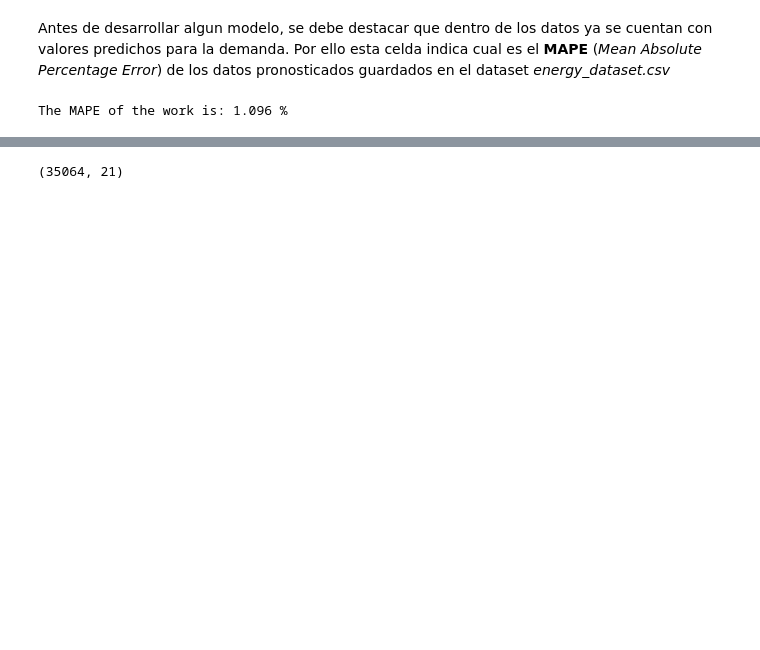
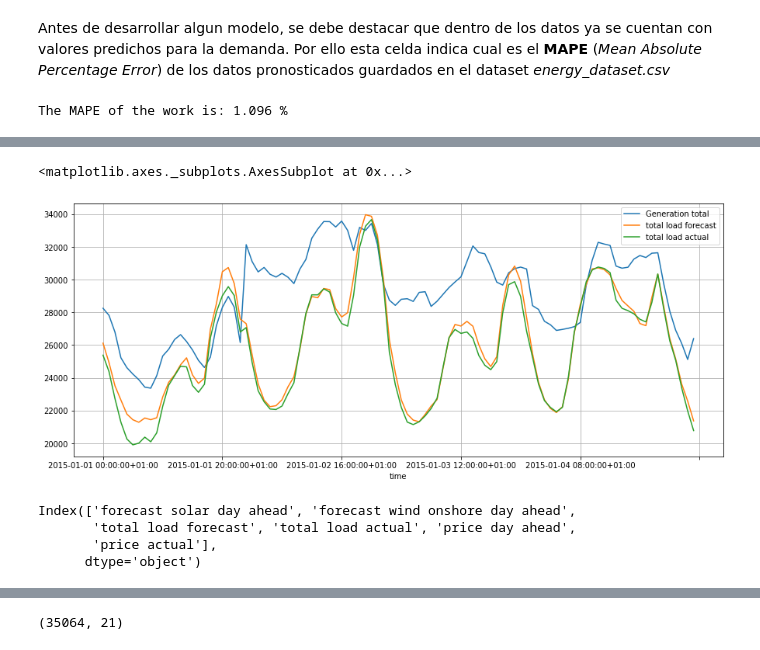
Before and after one commit to JossRubio/Prediccion_demanda_energetica, a Jupyter notebook: codes/Memoria_Everis.ipynb, the cells around one changed output, grey strips where cells are left out. Cells and saved outputs as stored; diff of their text form; code cells hidden in the pictures; blank space fills up the shorter version.

Commit message:
Code updated, analysis of energy dataset included

```diff
--- a/codes/Memoria_Everis.ipynb
+++ b/codes/Memoria_Everis.ipynb
@@ -77,0 +93,43 @@ The MAPE of the work is: 1.096 %
+# %%
+''' ANALIZAR SI LOS VALORES DE GENERACIÓN DE DISTINTOS TIPOS DE ENERGÍA EQUIVALE A LA DEMANDA TOTAL MOSTRADA EN EL DATASET. '''
+# Suma de valores de la columna del dataset de energia (energy_dataset.csv)
+
+# En primer lugar se quieren eliminar aquellas columnas que en su mayoría poseen valores nans. Para ello se diseña la siguiente función
+
+def nans_remove(df, nan_threshold, reset_index=True):
+  df_process = df.copy()
+  assert nan_threshold < 1 and nan_threshold > 0 , ('nan threshold must be between 0 and 1')
+  cols_names = df.columns
+  # print(cols_names)
+  for name in cols_names:
+    len, drop_len = df_process[name].__len__(), df_process[name].dropna().__len__()
+    difference_reason = (len - drop_len)/(len)
+    # print(difference_reason)
+    if difference_reason > (1-nan_threshold):
+      # print(name)
+      df_process.drop(columns=[name], inplace=True)
+    else:
+      continue
+  df_process.dropna(inplace=True)
+  df_process.reset_index(drop=reset_index, inplace=reset_index)
+  return df_process
+
+nan_limit = .9
+
+# Eliminando las columnas nans del dataframe se tiene.
+df_energy_processed = nans_remove(df_energy, nan_limit)
+
+# Obteniendo las columnas que solo poseen valores de generación
+columns_drop = ['forecast solar day ahead', 'forecast wind onshore day ahead','price day ahead', 'price actual']
+columns_demand = ['total load forecast','total load actual']
+demand_data, time_data = df_energy_processed[columns_demand], df_energy_processed['time']
+
+df_generation = df_energy_processed.drop(columns=columns_drop + columns_demand)
+generation_values = df_generation.values
+
+# Sumando los valores numericos del dataframe procesado, y añadiendo la columna al dataframe original
+generation_total = df_generation.sum(axis=1, numeric_only=True)
+generation_total.name = 'Generation total'
+
+df_gen_dem = pd.concat([time_data, generation_total, demand_data], axis=1)
+df_gen_dem.head()
@@ -77,0 +143,12 @@ The MAPE of the work is: 1.096 %
+# %%
+df_gen_dem.iloc[:100].plot(x='time', figsize=(15,6), grid=True)
+# %% [output]
+<matplotlib.axes._subplots.AxesSubplot at 0x...>
+[figure, added]
+# %%
+forecast_columns_names
+# %% [output]
+Index(['forecast solar day ahead', 'forecast wind onshore day ahead',
+       'total load forecast', 'total load actual', 'price day ahead',
+       'price actual'],
+      dtype='object')
```
Also changed, not shown: parts of 17 cells of this notebook.
